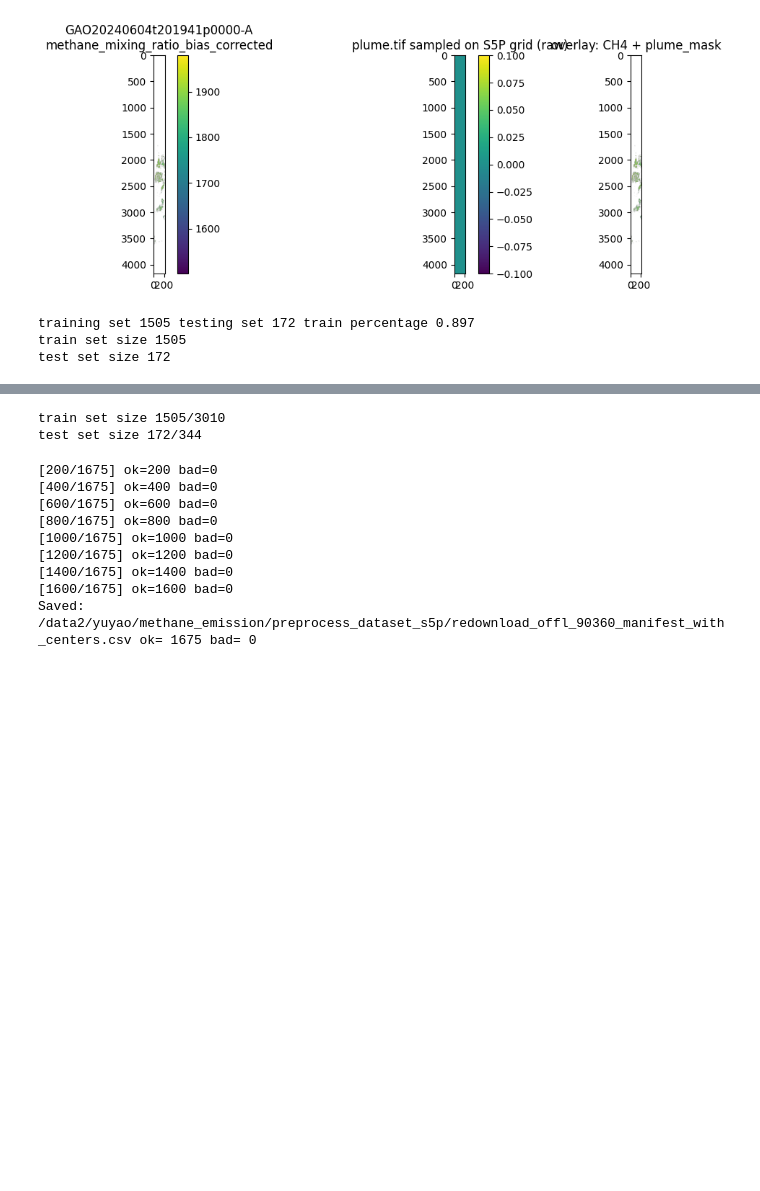
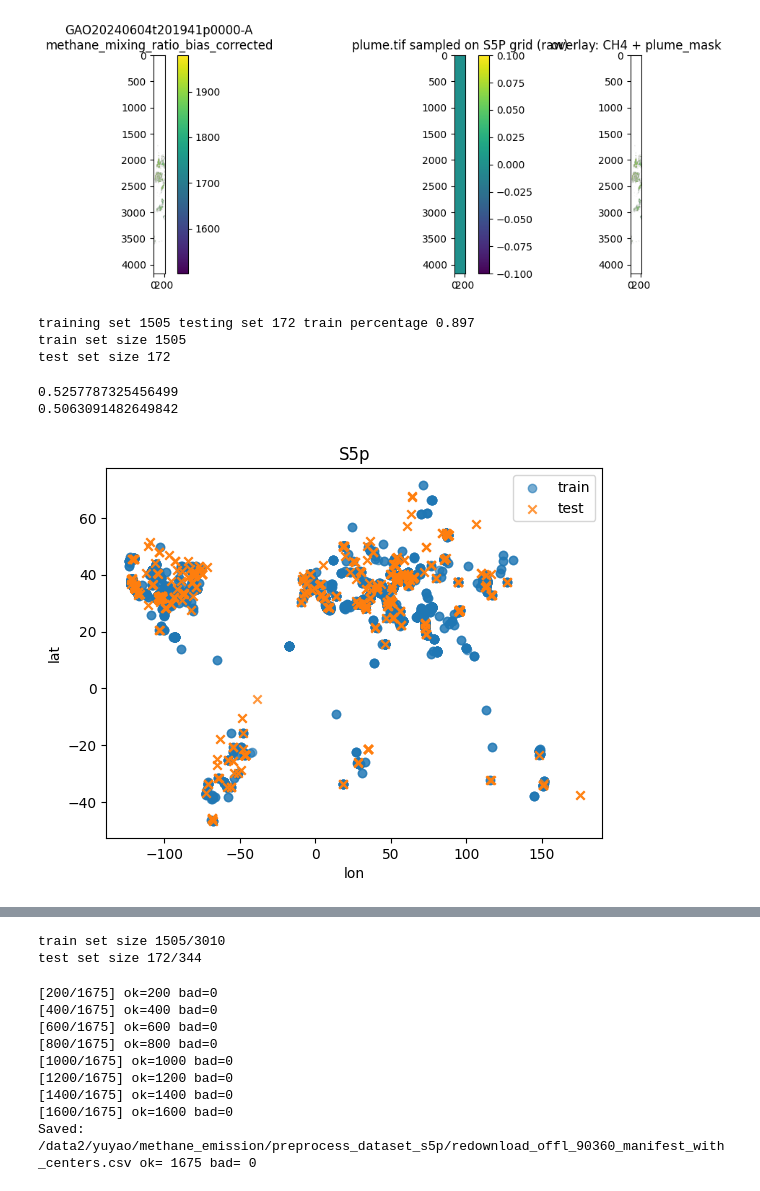
Before and after one commit to yuyao-wang/MethaneUnion, a Jupyter notebook: preprocess_dataset_s5p/check.ipynb, the cells around one changed output, grey strips where cells are left out. Drawn from its saved outputs; the diff is of its cells as text; code cells hidden in the pictures; blank space fills up the shorter version.

```diff
--- a/preprocess_dataset_s5p/check.ipynb
+++ b/preprocess_dataset_s5p/check.ipynb
@@ -348,3 +348,69 @@ print(f'test set size {len(test_df)}')
 training set 1505 testing set 172 train percentage 0.897
 train set size 1505
 test set size 172
+# %%
+print(train_df['label'].sum()/len(train_df))
+print(test_df['label'].sum()/len(test_df))
+# %% [output]
+0.5257787325456499
+0.5063091482649842
+# %%
+import pandas as pd
+import numpy as np
+import matplotlib.pyplot as plt
+from math import radians, sin, cos, asin, sqrt
+
+# =========================
+# 0) 你只需要改这里
+# =========================
+train_CSV = "/mnt/engg-leung/Research_No9_Methane_Emissions/Yuyao/Dataset/s5p_patches_3x3_to_224_offl_triplet/train_2025.csv"
+test_CSV = "/mnt/engg-leung/Research_No9_Methane_Emissions/Yuyao/Dataset/s5p_patches_3x3_to_224_offl_triplet/test_2025.csv"
+
+# =========================
+# 1) 工具函数
+# =========================
+
+def filter_time(df, time_col, start, end):
+    """按时间过滤，start/end 都包含；自动统一成 UTC-aware 后再比较"""
+    t = pd.to_datetime(df[time_col], errors="coerce", utc=True)
+    start_ts = pd.Timestamp(start, tz="UTC")
+    end_ts = pd.Timestamp(end, tz="UTC")
+    m = (t >= start_ts) & (t <= end_ts)
+
+    return df[m].copy()
+
+
+
+def scatter_compare(dfA, dfB, lat_col, lon_col, title):
+    """画两段时间散点对比"""
+    plt.figure()
+    plt.scatter(dfA[lon_col], dfA[lat_col], marker="o", alpha=0.6, label="train")
+    plt.scatter(dfB[lon_col], dfB[lat_col], marker="x", alpha=0.8, label="test")
+    plt.xlabel("lon")
+    plt.ylabel("lat")
+    plt.title(title)
+    plt.legend()
+    plt.show()
+
+
+# =========================
+# 读数据 + 设定列名
+# =========================
+
+train = pd.read_csv(train_CSV)
+test = pd.read_csv(test_CSV)
+
+train_TIME = "plume_time"
+train_LAT = "lat"
+train_LON = "lon"
+
+S5P_TIME = "plume_time"
+test_LAT = "lat"
+test_LON = "lon"
+
+# =========================
+# 画图：两段时间散点对比
+# =========================
+scatter_compare(train, test, train_LAT, train_LON, title=f"S5p")
+# %% [output]
+[figure, added]
```
Also changed, not shown: parts of 3 cells of this notebook, 2 other files.
